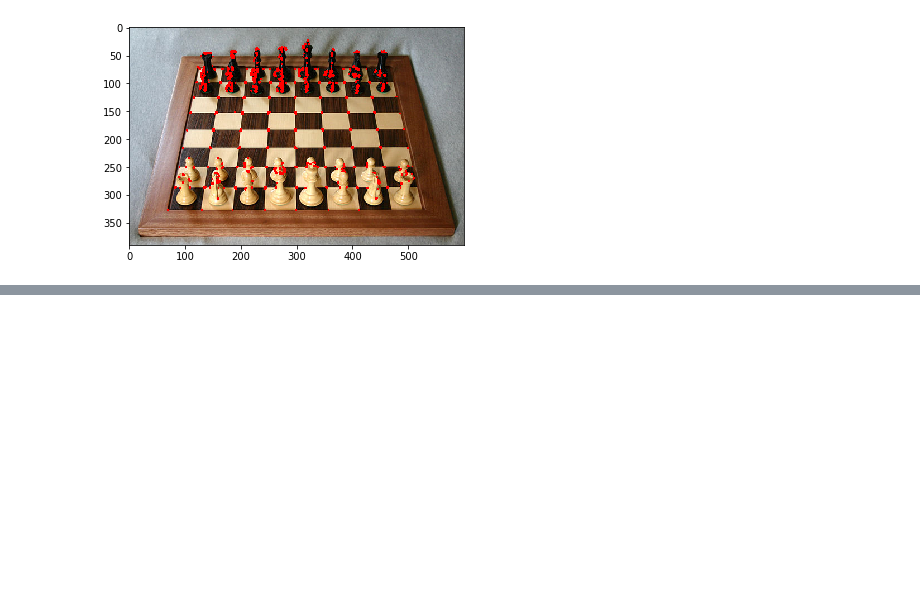
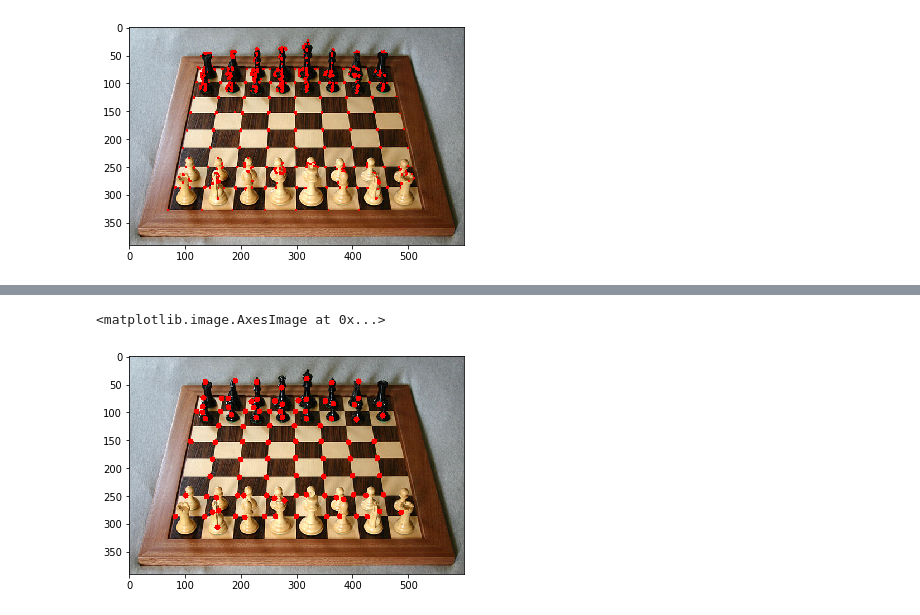
Before and after one commit to quietsos/computer-vision, a Jupyter notebook: Object_Detection/Corner Detection/corner_detection.ipynb, the cells around one changed output, grey strips where cells are left out. Drawn from its saved outputs; the diff is of its cells as text; code cells hidden in the pictures; blank space fills up the shorter version.

```diff
--- a/Object_Detection/Corner Detection/corner_detection.ipynb
+++ b/Object_Detection/Corner Detection/corner_detection.ipynb
@@ -144,0 +219,5 @@ plt.imshow(real_chess,cmap='gray')
+# %%
+plt.imshow(real_chess)
+# %% [output]
+<matplotlib.image.AxesImage at 0x...>
+[figure, added]
```
Also changed, not shown: parts of 11 cells of this notebook.
